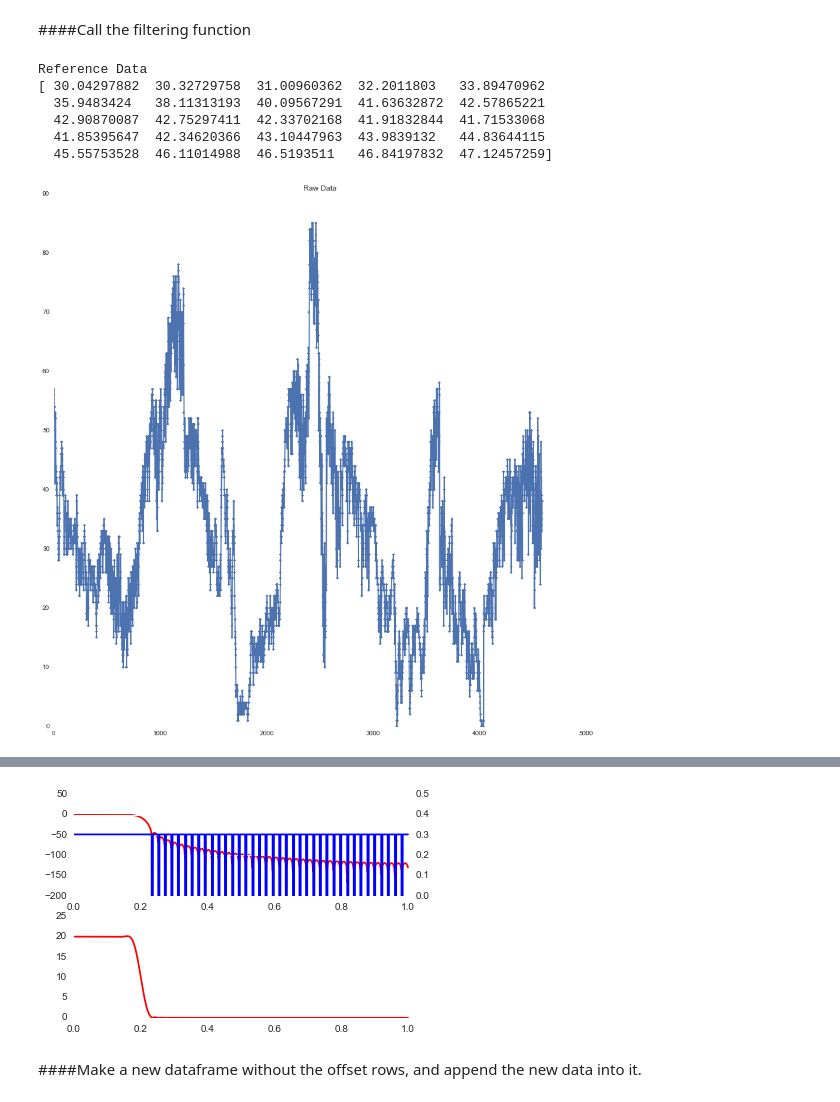
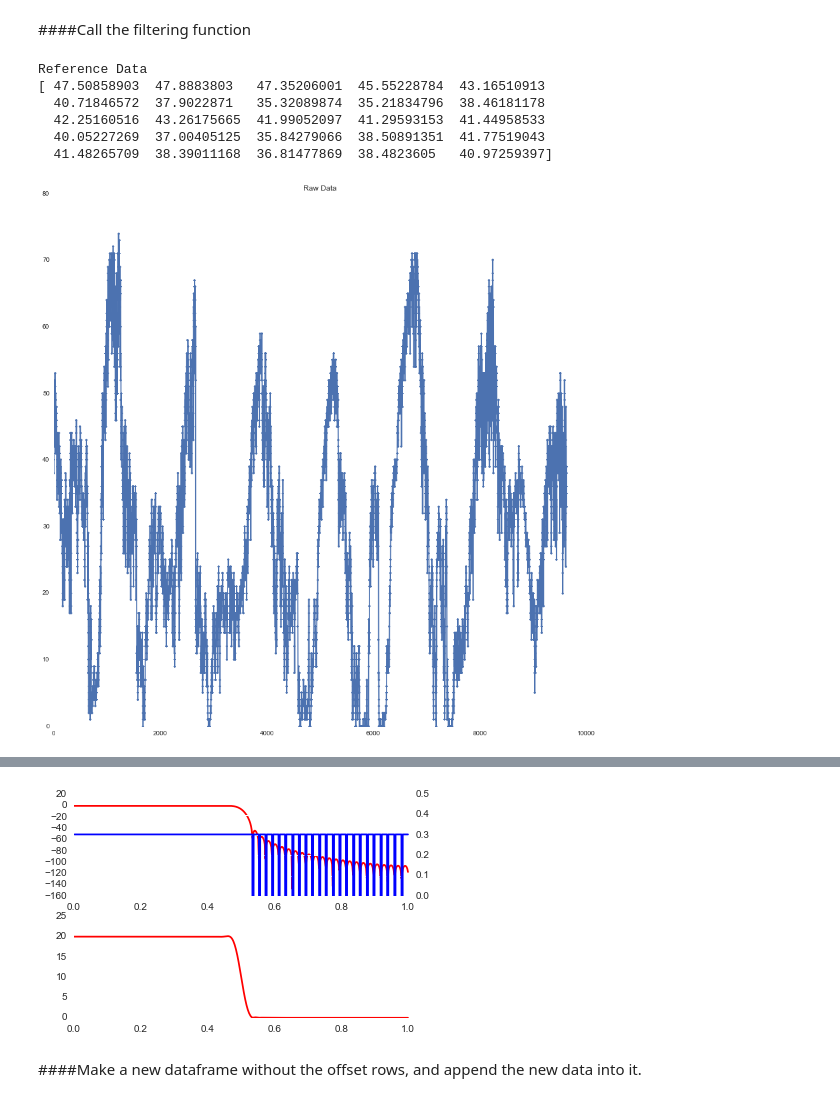
Before and after one commit to balmandhunter/Regressions_machine_learning, a Jupyter notebook: Data Filtering_v2.ipynb, the cells around one changed output, grey strips where cells are left out. Cells and saved outputs as stored; diff of their text form; code cells hidden in the pictures.

```diff
--- a/Data Filtering_v2.ipynb
+++ b/Data Filtering_v2.ipynb
@@ -21,7 +21,7 @@ Date
 # %% [markdown]
 ##Import Pod Data
 # %%
-df_P = pd.io.parsers.read_csv(filepath_or_buffer = 'data/N5_clean.csv', parse_dates = [0], index_col = 0)
+df_P = pd.io.parsers.read_csv(filepath_or_buffer = 'data/D0_clean.csv', parse_dates = [0], index_col = 0)
 print df_P[:5]
 # %% [output]
                        UnixTime  e2v03  Temp    Rh
@@ -119,20 +119,20 @@ def hanning_window_fir_filtering(data_points, filter_minutes, y_data):
 # %%
 #Choose the number of data points in the window, and the number of minutes in the sampling period.
 data_points = 100
-filter_minutes = 5
+filter_minutes = 2
 
 ref_o3_sm = hanning_window_fir_filtering(data_points, filter_minutes, df_fit['O3_ppb'].values)
 print 'Reference Data'
 print ref_o3_sm[:25]
 
 #pod_o3_sm = hanning_window_fir_filtering(data_points, filter_minutes, df_fit['e2v03'].values)
 #print 'Pod Data'
 #print pod_o3_sm[:5]
 # %% [output]
 Reference Data
-[ 30.04297882  30.32729758  31.00960362  32.2011803   33.89470962
-  35.9483424   38.11313193  40.09567291  41.63632872  42.57865221
-  42.90870087  42.75297411  42.33702168  41.91832844  41.71533068
-  41.85395647  42.34620366  43.10447963  43.9839132   44.83644115
-  45.55753528  46.11014988  46.5193511   46.84197832  47.12457259]
+[ 47.50858903  47.8883803   47.35206001  45.55228784  43.16510913
+  40.71846572  37.9022871   35.32089874  35.21834796  38.46181178
+  42.25160516  43.26175665  41.99052097  41.29593153  41.44958533
+  40.05227269  37.00405125  35.84279066  38.50891351  41.77519043
+  41.48265709  38.39011168  36.81477869  38.4823605   40.97259397]
-[figure, old version]
+[figure, new version]
@@ -140,4 +140,4 @@ Reference Data
-[figure, old version]
+[figure, new version]
 # %% [markdown]
 ####Make a new dataframe without the offset rows, and append the new data into it.
 # %%
```
Also changed, not shown: parts of 6 cells of this notebook, 2 other files.
